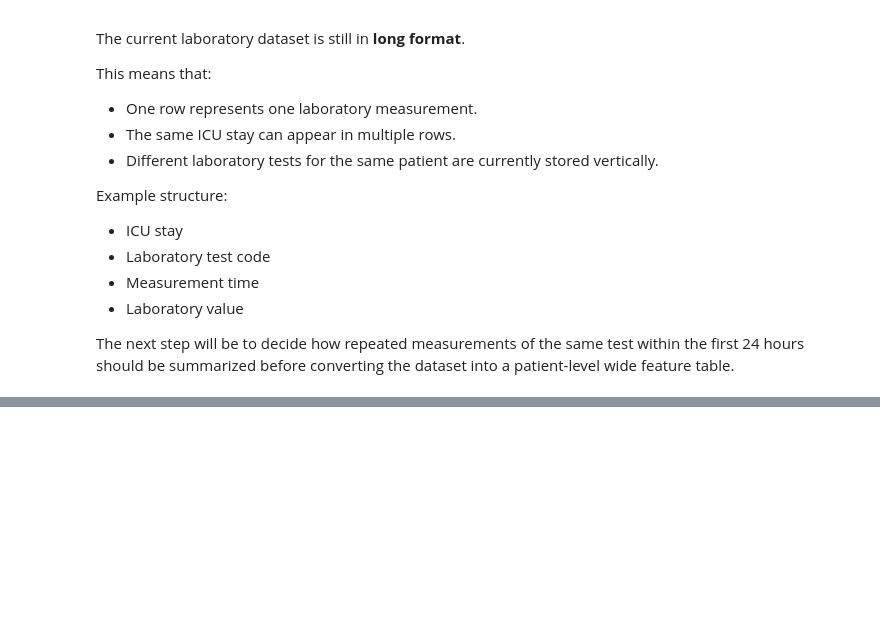
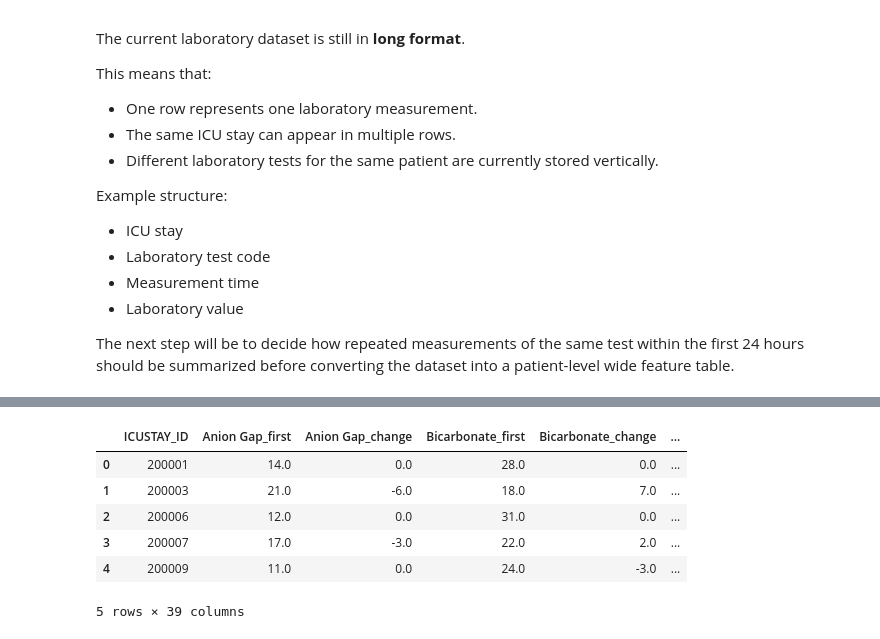
Before and after one commit to sengulozaydin/icu-risk-prediction, a Jupyter notebook: notebooks/01_data_overview.ipynb, the cells around one changed output, grey strips where cells are left out. Cells and saved outputs as stored; diff of their text form; code cells hidden in the pictures; blank space fills up the shorter version.

```diff
--- a/notebooks/01_data_overview.ipynb
+++ b/notebooks/01_data_overview.ipynb
@@ -1307,0 +1438,27 @@ The next step will be to decide how repeated measurements of the same test withi
+# %%
+drop_tests = [
+    "Alanine Aminotransferase (ALT)",
+    "Asparate Aminotransferase (AST)",
+    "Bilirubin, Total",
+    "Albumin"
+]
+
+columns_to_drop = []
+
+for test in drop_tests:
+    columns_to_drop.extend([
+        f"{test}_first",
+        f"{test}_change"
+    ])
+
+lab_wide_df = lab_wide_df.drop(columns=columns_to_drop)
+
+lab_wide_df.head()
+# %% [output]
+|  | ICUSTAY_ID | Anion Gap_first | Anion Gap_change | Bicarbonate_first | Bicarbonate_change | ... |
+| 0 | 200001 | 14.0 | 0.0 | 28.0 | 0.0 | ... |
+| 1 | 200003 | 21.0 | -6.0 | 18.0 | 7.0 | ... |
+| 2 | 200006 | 12.0 | 0.0 | 31.0 | 0.0 | ... |
+| 3 | 200007 | 17.0 | -3.0 | 22.0 | 2.0 | ... |
+| 4 | 200009 | 11.0 | 0.0 | 24.0 | -3.0 | ... |
+5 rows × 39 columns
```
Also changed, not shown: parts of 10 cells of this notebook, 1 other file.
